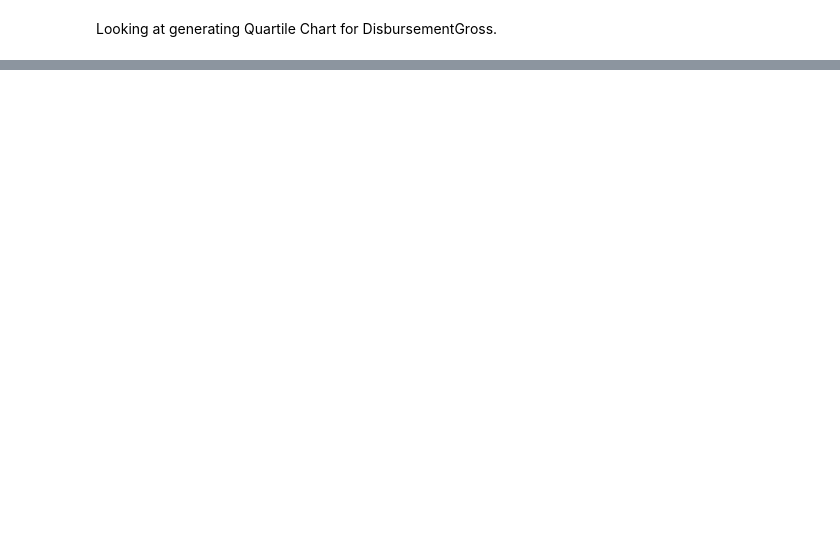
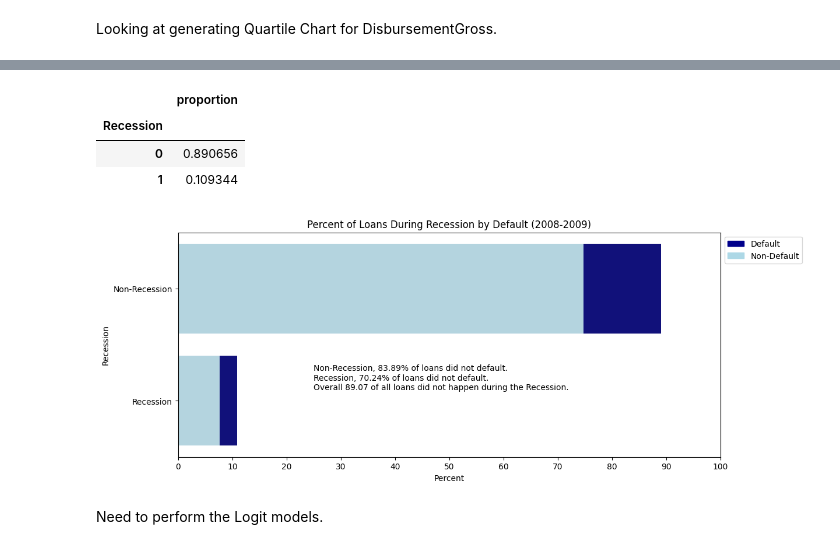
Before and after one commit to wolfesamk/2023-BA-Conmpetition, a Jupyter notebook: Main/MSBA 207 SBA Case - Contest.ipynb, the cells around one changed output, grey strips where cells are left out. Drawn from its saved outputs; the diff is of its cells as text; code cells hidden in the pictures; blank space fills up the shorter version.

```diff
--- a/Main/MSBA 207 SBA Case - Contest.ipynb
+++ b/Main/MSBA 207 SBA Case - Contest.ipynb
@@ -590,0 +682,45 @@ ValueError: Axes(0.125,0.11;0.775x0.77) has no legend attached.
+# %%
+df_SBA_mod_1['Recession'].value_counts(normalize=True).to_frame()
+# %% [output]
+|  | proportion |
+| Recession |  |
+| 0 | 0.890656 |
+| 1 | 0.109344 |
+# %%
+df_SBA_Recession_Defaults = df_SBA_mod_1.groupby('Recession')['MIS_Status'].value_counts().to_frame()
+non_Recession_non_default = df_SBA_Recession_Defaults.loc[0,0][0]
+non_Recession_default = df_SBA_Recession_Defaults.loc[0,1][0]
+non_Recession_total = non_Recession_non_default+non_Recession_default
+
+Recession_non_default = df_SBA_Recession_Defaults.loc[1,0][0]
+Recession_default = df_SBA_Recession_Defaults.loc[1,1][0]
+Recession_total = Recession_non_default+Recession_default
+
+percentage_non_Recession_non_default = round((non_Recession_non_default/non_Recession_total),4)
+percentage_non_Recession = round(non_Recession_total / (Recession_total+non_Recession_total)*100,2)
+percentage_of_non_Recession = round(percentage_non_Recession*percentage_non_Recession_non_default,2)
+
+percentage_Recession_non_default = round((Recession_non_default/Recession_total),4)
+percentage_Recession = round(100 - percentage_non_Recession,2)
+percentage_of_Recession = round(percentage_Recession*percentage_Recession_non_default,2)
+
+import matplotlib.patches as mpatches
+fig, ax = plt.subplots(figsize=(12,5))
+bar1 = sns.barplot(y=[0,1],x=[percentage_non_Recession,percentage_Recession], color='darkblue',orient='h')
+bar2 = sns.barplot(y=[0,1],x=[(percentage_of_non_Recession),(percentage_of_Recession)], color='lightblue',orient='h')
+top_bar = mpatches.Patch(color='darkblue', label='Default')
+bottom_bar = mpatches.Patch(color='lightblue', label='Non-Default')
+plt.legend(handles=[top_bar, bottom_bar])
+ax.set_title('Percent of Loans During Recession by Default (2008-2009)')
+ax.set_ylabel('Recession')
+ax.set_xlabel('Percent')
+ax.set_xticks([0,10,20,30,40,50,60,70,80,90,100])
+ax.set_yticklabels(['Non-Recession','Recession'])
+sns.move_legend(ax, "upper left", bbox_to_anchor=(1,1))
+ax.annotate('Non-Recession, 83.89% of loans did not default.\nRecession, 70.24% of loans did not default.\nOverall 89.07 of all loans did not happen during the Recession.', xy = (25, 0.9))
+# show the graph
+plt.show()
+# %% [output]
+[figure, added]
+# %% [markdown]
+Need to perform the Logit models.
```
Also changed, not shown: parts of 42 cells of this notebook, 1 other file.
